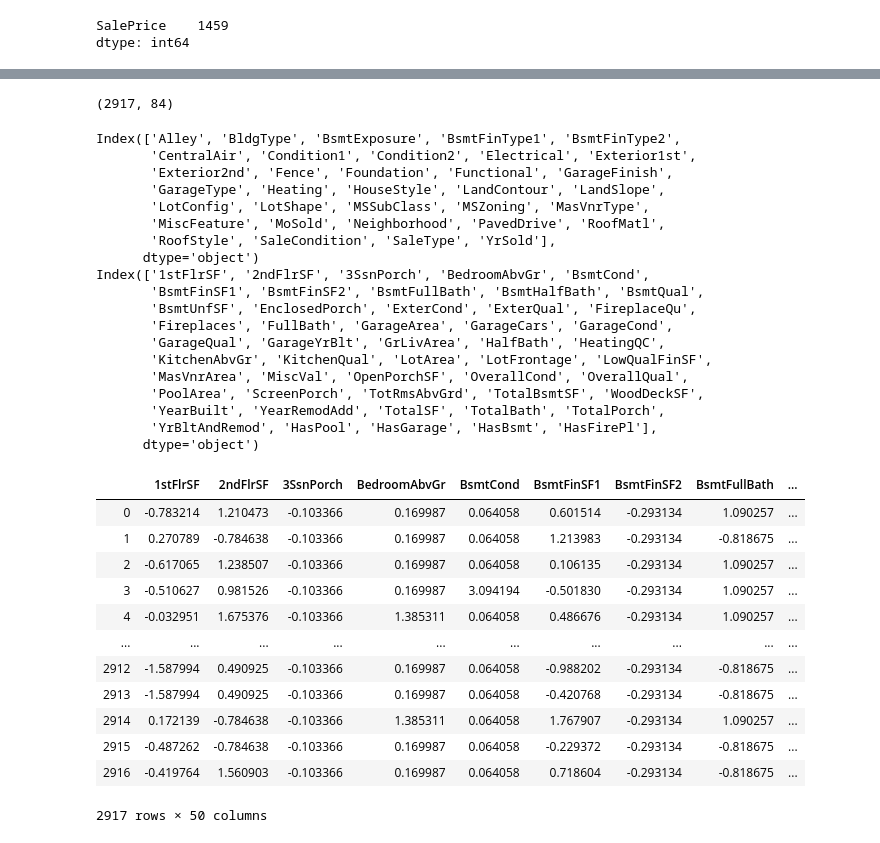
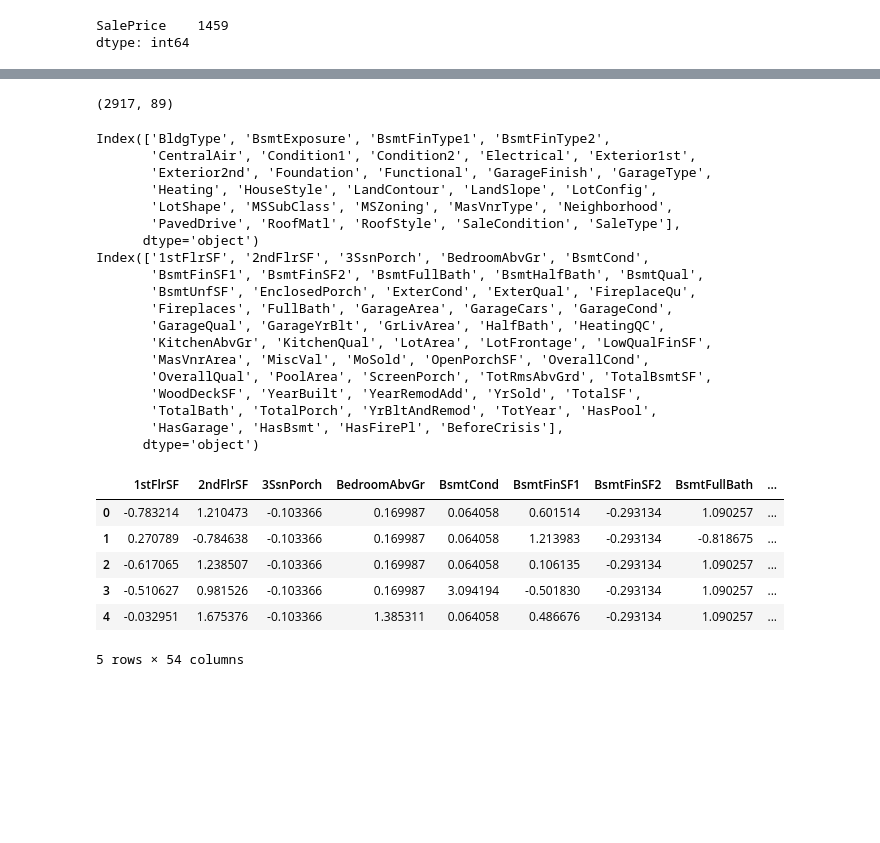
Before and after one commit to romanslipchuk/Houses, a Jupyter notebook: base_TF.ipynb, the cells around one changed output, grey strips where cells are left out. Drawn from its saved outputs; the diff is of its cells as text; code cells hidden in the pictures; blank space fills up the shorter version.

```diff
--- a/base_TF.ipynb
+++ b/base_TF.ipynb
@@ -18,7 +18,7 @@ import scipy.special as ss
 train = pd.read_csv('train.csv')
 test = pd.read_csv('test.csv')
 # %%
-train = train[train.GrLivArea < 4500]
+train = train[(train.GrLivArea < 4500)]
 train.reset_index(drop=True, inplace=True)
-train["SalePrice"] = np.log1p(train["SalePrice"])
+# train["SalePrice"] = np.log1p(train["SalePrice"])
 y = train['SalePrice'].reset_index(drop=True).copy()
@@ -57,7 +59,7 @@ SaleType           1
 GarageArea         1
 dtype: int64
 # %%
-strings = ['MSSubClass', 'YrSold', 'MoSold']
+strings = ['MSSubClass']
 for var in strings:
     data[var] = data[var].apply(str)
 # %%
@@ -95,19 +148,20 @@ data.drop(['SalePrice'], axis=1, inplace=True)
 data['TotalSF'] = data.TotalBsmtSF + data['1stFlrSF'] + data['2ndFlrSF']
 data['TotalBath'] = data.FullBath + 0.5 * data.HalfBath + data.BsmtFullBath + 0.5 * data.BsmtHalfBath
 data['TotalPorch'] = data.OpenPorchSF + data['3SsnPorch'] + data.EnclosedPorch + data.ScreenPorch + data.WoodDeckSF
+
 data['YrBltAndRemod']=data.YearBuilt + data.YearRemodAdd
 
+
+data['TotYear'] = data.YearBuilt + data.YearRemodAdd + data.YrSold
 data['HasPool'] = data.PoolArea.apply(lambda x: 1 if x > 0 else 0)
 data['HasGarage'] = data.GarageArea.apply(lambda x: 1 if x > 0 else 0)
 data['HasBsmt'] = data.TotalBsmtSF.apply(lambda x: 1 if x > 0 else 0)
 data['HasFirePl'] = data.Fireplaces.apply(lambda x: 1 if x > 0 else 0)
-
-drops = ['Utilities', 'Street', 'PoolQC']
-data = data.drop(drops,axis=1)
+data['BeforeCrisis'] = data.YrSold.apply(lambda x: 1 if x < 2009 else 0)
 
 data.shape
 # %% [output]
-(2917, 84)
+(2917, 89)
 # %%
 qual_dict = {"None": 0, "Po": 1, "Fa": 2, "TA": 4, "Gd": 7, "Ex": 11}
 qual_cols = ["ExterQual", "ExterCond", "BsmtQual", "BsmtCond", "HeatingQC",
@@ -116,19 +170,21 @@ qual_cols = ["ExterQual", "ExterCond", "BsmtQual", "BsmtCond", "HeatingQC",
 for cat in data.columns:
     if cat in qual_cols:
         data[cat] = data[cat].map(qual_dict).astype('int64')
+# %%
+drops = ['Utilities', 'Street', 'PoolQC', 'MiscFeature', 'Alley', 'Fence']
+data = data.drop(drops,axis=1)
 # %%
 cat_features = data.select_dtypes(include=['object']).columns
 print(cat_features)
 num_features = data.select_dtypes(exclude=['object']).columns
 print(num_features)
 # %% [output]
-Index(['Alley', 'BldgType', 'BsmtExposure', 'BsmtFinType1', 'BsmtFinType2',
+Index(['BldgType', 'BsmtExposure', 'BsmtFinType1', 'BsmtFinType2',
        'CentralAir', 'Condition1', 'Condition2', 'Electrical', 'Exterior1st',
-       'Exterior2nd', 'Fence', 'Foundation', 'Functional', 'GarageFinish',
-       'GarageType', 'Heating', 'HouseStyle', 'LandContour', 'LandSlope',
-       'LotConfig', 'LotShape', 'MSSubClass', 'MSZoning', 'MasVnrType',
-       'MiscFeature', 'MoSold', 'Neighborhood', 'PavedDrive', 'RoofMatl',
-       'RoofStyle', 'SaleCondition', 'SaleType', 'YrSold'],
+       'Exterior2nd', 'Foundation', 'Functional', 'GarageFinish', 'GarageType',
+       'Heating', 'HouseStyle', 'LandContour', 'LandSlope', 'LotConfig',
+       'LotShape', 'MSSubClass', 'MSZoning', 'MasVnrType', 'Neighborhood',
+       'PavedDrive', 'RoofMatl', 'RoofStyle', 'SaleCondition', 'SaleType'],
       dtype='object')
 Index(['1stFlrSF', '2ndFlrSF', '3SsnPorch', 'BedroomAbvGr', 'BsmtCond',
        'BsmtFinSF1', 'BsmtFinSF2', 'BsmtFullBath', 'BsmtHalfBath', 'BsmtQual',
@@ -136,10 +192,11 @@ Index(['1stFlrSF', '2ndFlrSF', '3SsnPorch', 'BedroomAbvGr', 'BsmtCond',
        'Fireplaces', 'FullBath', 'GarageArea', 'GarageCars', 'GarageCond',
        'GarageQual', 'GarageYrBlt', 'GrLivArea', 'HalfBath', 'HeatingQC',
        'KitchenAbvGr', 'KitchenQual', 'LotArea', 'LotFrontage', 'LowQualFinSF',
-       'MasVnrArea', 'MiscVal', 'OpenPorchSF', 'OverallCond', 'OverallQual',
-       'PoolArea', 'ScreenPorch', 'TotRmsAbvGrd', 'TotalBsmtSF', 'WoodDeckSF',
-       'YearBuilt', 'YearRemodAdd', 'TotalSF', 'TotalBath', 'TotalPorch',
-       'YrBltAndRemod', 'HasPool', 'HasGarage', 'HasBsmt', 'HasFirePl'],
+       'MasVnrArea', 'MiscVal', 'MoSold', 'OpenPorchSF', 'OverallCond',
+       'OverallQual', 'PoolArea', 'ScreenPorch', 'TotRmsAbvGrd', 'TotalBsmtSF',
+       'WoodDeckSF', 'YearBuilt', 'YearRemodAdd', 'YrSold', 'TotalSF',
+       'TotalBath', 'TotalPorch', 'YrBltAndRemod', 'TotYear', 'HasPool',
+       'HasGarage', 'HasBsmt', 'HasFirePl', 'BeforeCrisis'],
       dtype='object')
 # %%
 feat_num = data[num_features]
@@ -149,21 +204,15 @@ feat_num_T = feat_num.describe().transpose()
 # %%
 feat_num = feat_num.apply(lambda x: (x - np.mean(x)) / np.std(x)).reset_index(drop=True)
 # %%
-feat_num
+feat_num.head()
 # %% [output]
 |  | 1stFlrSF | 2ndFlrSF | 3SsnPorch | BedroomAbvGr | BsmtCond | BsmtFinSF1 | BsmtFinSF2 | BsmtFullBath | ... |
 | 0 | -0.783214 | 1.210473 | -0.103366 | 0.169987 | 0.064058 | 0.601514 | -0.293134 | 1.090257 | ... |
 | 1 | 0.270789 | -0.784638 | -0.103366 | 0.169987 | 0.064058 | 1.213983 | -0.293134 | -0.818675 | ... |
 | 2 | -0.617065 | 1.238507 | -0.103366 | 0.169987 | 0.064058 | 0.106135 | -0.293134 | 1.090257 | ... |
 | 3 | -0.510627 | 0.981526 | -0.103366 | 0.169987 | 3.094194 | -0.501830 | -0.293134 | 1.090257 | ... |
 | 4 | -0.032951 | 1.675376 | -0.103366 | 1.385311 | 0.064058 | 0.486676 | -0.293134 | 1.090257 | ... |
-| ... | ... | ... | ... | ... | ... | ... | ... | ... | ... |
-| 2912 | -1.587994 | 0.490925 | -0.103366 | 0.169987 | 0.064058 | -0.988202 | -0.293134 | -0.818675 | ... |
-| 2913 | -1.587994 | 0.490925 | -0.103366 | 0.169987 | 0.064058 | -0.420768 | -0.293134 | -0.818675 | ... |
-| 2914 | 0.172139 | -0.784638 | -0.103366 | 1.385311 | 0.064058 | 1.767907 | -0.293134 | 1.090257 | ... |
-| 2915 | -0.487262 | -0.784638 | -0.103366 | 0.169987 | 0.064058 | -0.229372 | -0.293134 | -0.818675 | ... |
-| 2916 | -0.419764 | 1.560903 | -0.103366 | 0.169987 | 0.064058 | 0.718604 | -0.293134 | -0.818675 | ... |
-2917 rows × 50 columns
+5 rows × 54 columns
 # %%
 cat_data = pd.get_dummies(feat_cat).reset_index(drop=True)
 # %%
```
Also changed, not shown: parts of 34 cells of this notebook.
